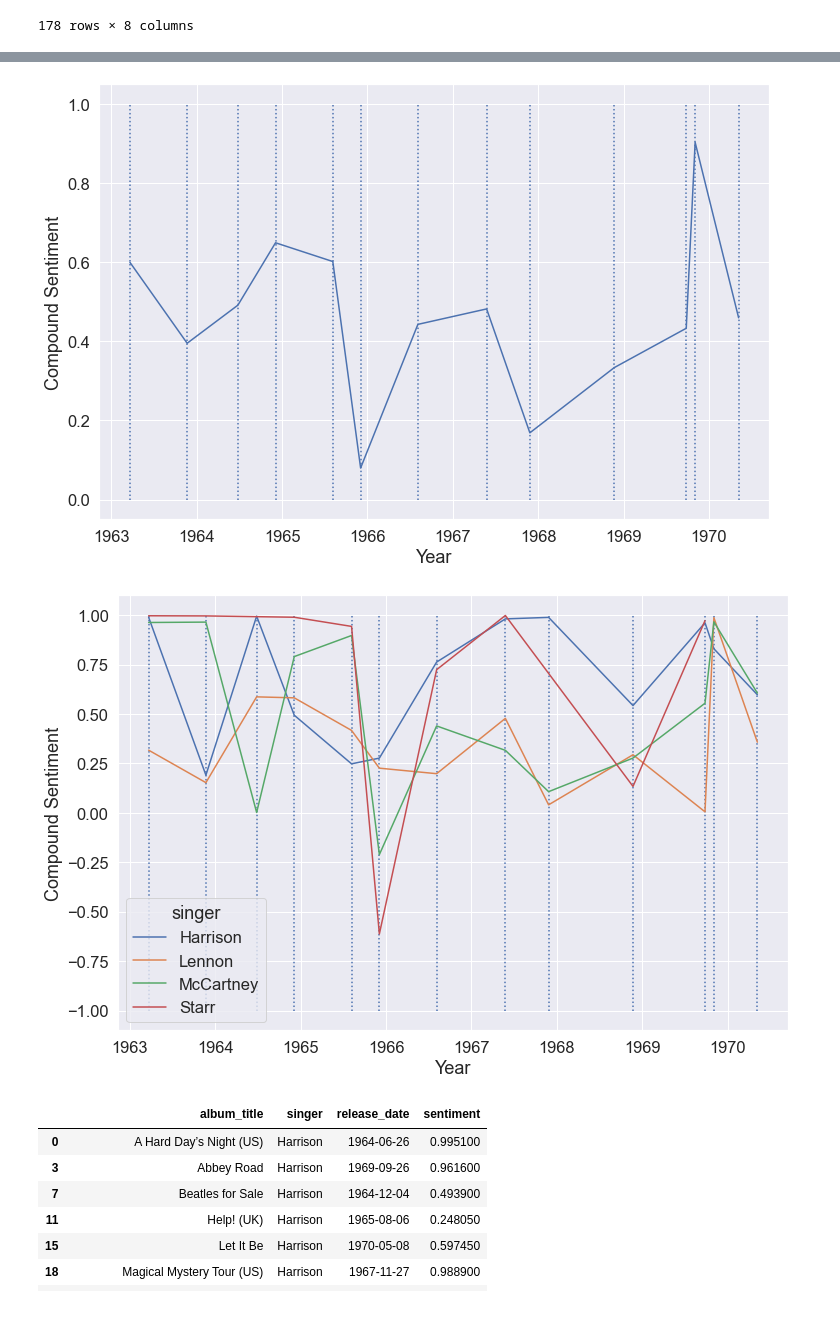
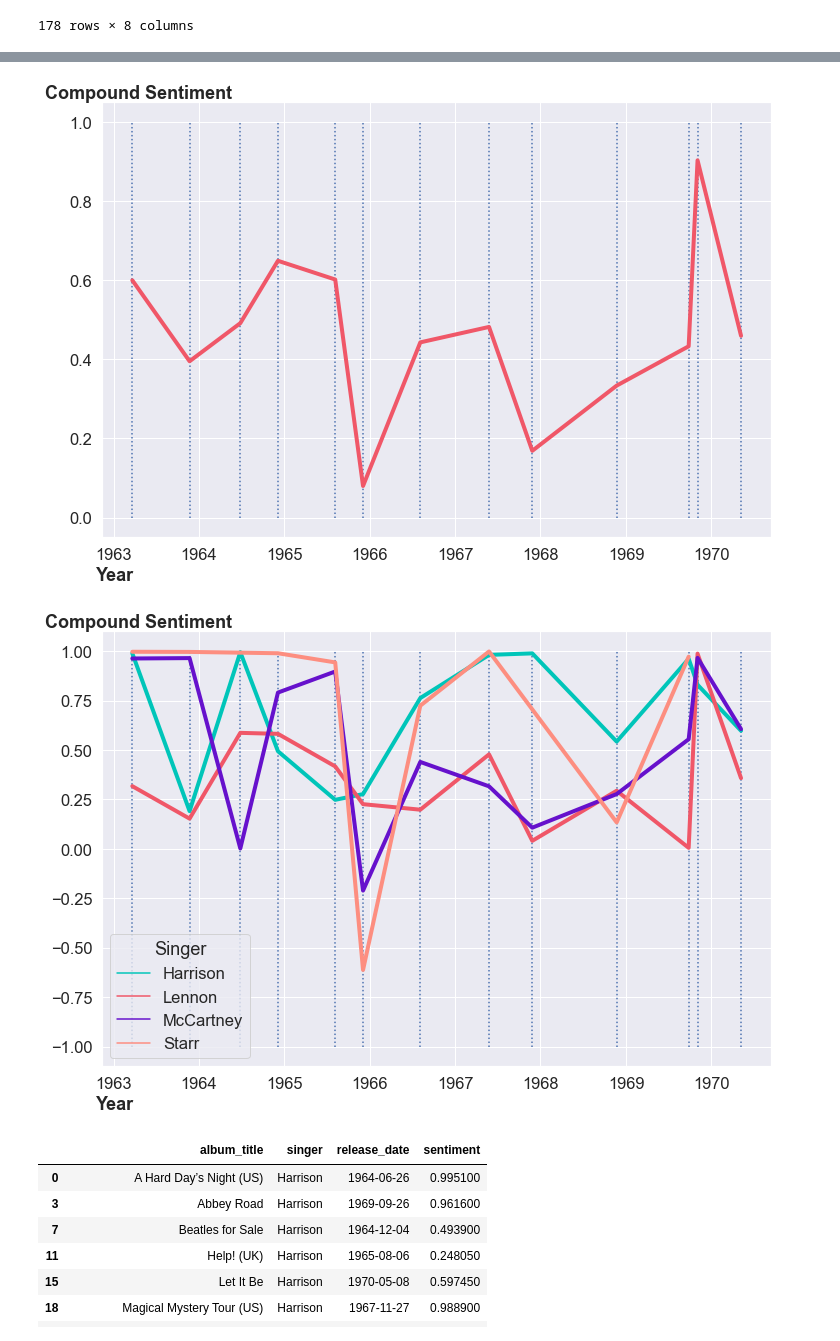
Before and after one commit to josephpcowell/cowell_proj_5, a Jupyter notebook: text_analysis.ipynb, the cells around one changed output, grey strips where cells are left out. Saved outputs shown, nothing was run; the diff lists cells and outputs as text; code cells hidden in the pictures.

Commit message:
Getting images ready for presentation

```diff
--- a/text_analysis.ipynb
+++ b/text_analysis.ipynb
@@ -415,9 +374,0 @@ Name: song_topic, dtype: int64
-# %%
-fig, ax = plt.subplots()
-sns.set(font_scale=1.5)
-fig.set_size_inches(12,8)
-sns.lineplot(data=singer_top,hue='song_topic')
-plt.vlines(x=beatles_sent.index.tolist(),ymin=0,ymax=1,ls=':')
-plt.xlabel('Year')
-plt.legend(['Desire','Reality','Relationships','Home','Fun'])
-# plt.savefig('beatles_topics.png');
@@ -518,14 +515,18 @@ beatles_sent.drop(labels='song_topic',axis=1,inplace=True)
 fig, ax = plt.subplots()
 sns.set(font_scale=1.5)
 fig.set_size_inches(12,8)
-sns.lineplot(data=beatles_sent)
+a = sns.color_palette(palette=['#F05768'])
+sns.lineplot(data=beatles_sent,linewidth=4,palette=a)
 plt.vlines(x=beatles_sent.index.tolist(),ymin=0,ymax=1,ls=':')
 plt.xlabel('Year')
 plt.ylabel('Compound Sentiment')
-ax.get_legend().remove();
-# plt.savefig('beatles_sent.png');
+ax.get_legend().remove()
+plt.ylabel('Compound Sentiment',y=1,fontweight="bold").set_rotation(0)
+ax.yaxis.set_label_coords(0.055,1)
+plt.xlabel('Year',x=0.020,fontweight="bold")
+plt.savefig('beatles_sent.png',transparent=True);
 # %% [output]
-[figure, old version]
+[figure, new version]
 # %%
 sentiment = beatles.groupby(['album_title','singer','release_date']).mean()
 # %%
@@ -534,16 +535,22 @@ sentiment = sentiment.drop(columns='song_topic')
 sentiment.reset_index(level=[0,1],inplace=True)
 # %%
 sentiment = sentiment[sentiment['singer']!='"Instrumental"']
+# %%
+color = ['#00C5B9','#F05768','#6611CC','#FD8E80'] #All colors
 # %%
 fig, ax = plt.subplots()
-sns.lineplot(x='release_date',y='sentiment',data=sentiment,hue='singer')
+sns.lineplot(x='release_date',y='sentiment',data=sentiment,hue='singer',palette=color,linewidth=4)
 fig.set_size_inches(12,8)
 plt.vlines(x=beatles_sent.index.tolist(),ymin=-1,ymax=1,ls=':')
 plt.xlabel('Year')
-plt.ylabel('Compound Sentiment');
-# plt.savefig('members_sent.png');
+plt.ylabel('Compound Sentiment',y=1,fontweight="bold").set_rotation(0)
+ax.yaxis.set_label_coords(0.055,1)
+plt.xlabel('Year',x=0.020,fontweight="bold")
+plt.ylabel('Compound Sentiment')
+plt.legend(title='Singer')
+plt.savefig('members_sent.png',transparent=True);
 # %% [output]
-[figure, old version]
+[figure, new version]
 # %%
 n_sent[n_sent['singer']=='Harrison']
 # %% [output]
```
Also changed, not shown: parts of 19 cells of this notebook.
